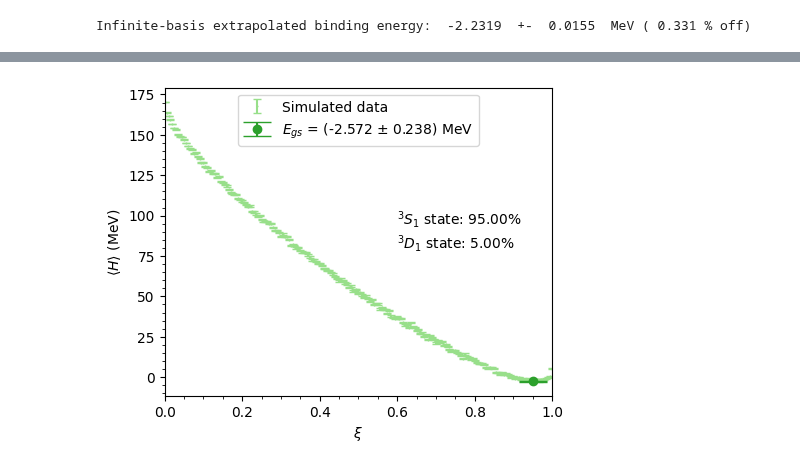
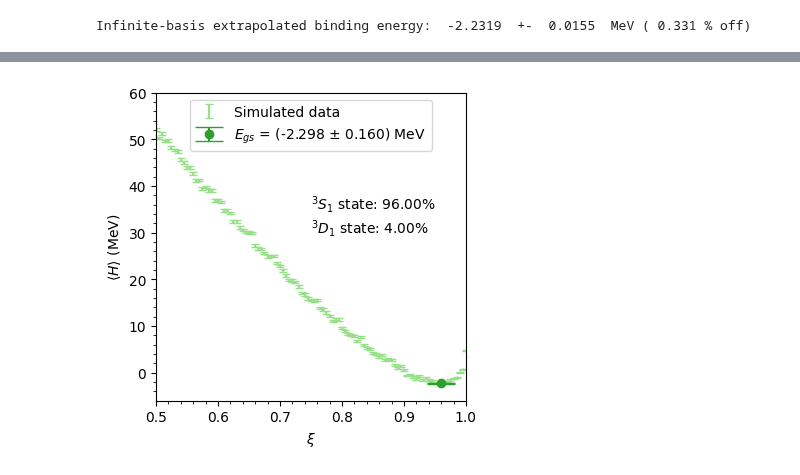
Before and after one commit to diegoscantam/2qubits, a Jupyter notebook: deuteron.ipynb, the cells around one changed output, grey strips where cells are left out. Saved outputs shown, nothing was run; the diff lists cells and outputs as text; code cells hidden in the pictures.

Commit message:
Readme and notebook updates + update xi plot

```diff
--- a/deuteron.ipynb
+++ b/deuteron.ipynb
@@ -688,14 +696,6 @@ $$
 # %%
-############# RANDOM TEST ##################
-
-# Hamiltonians
-Hamilt_1 = 0.218291 * (Z-I)
-Hamilt_2 = (5.906709 * I^I) + (0.218291 * I^Z) - (6.125 * Z^I) - (2.143304 * X^X) - (2.143304 * Y^Y)
-Hamilt_3 = (5.906709 * I^I^I) + (0.218291 * I^I^Z) - (6.125 * I^Z^I) - (2.143304 * I^X^X) - (2.143304 * I^Y^Y) +\
-            + 9.625*(I^I^I) -9.625*(Z^I^I) - 3.913119*(X^X^I)  - 3.913119*(Y^Y^I)
-
 # Number of runs per simulation
-shots = 10000
+shots = 20000
 
 # Spacing of the relative mixing scan
 delta = 0.005
@@ -716,7 +716,7 @@ for kk in range(0,len(xi)):
     qc1 = QuantumCircuit(1)
 
     # Prepare the state
-    qc1.initialize([np.sqrt(1-xi[kk]),np.sqrt(xi[kk])], 0)
+    qc1.initialize([np.sqrt(1 - xi[kk]),np.sqrt(xi[kk])], 0)
 
     # Add measurement circuit
     qc1_Z = qc1.compose(qc_meas_Z)
@@ -742,33 +742,35 @@ for kk in range(0,len(xi)):
     var_X= counts_X['0']*counts_X['1']/(shots**2)
     var_tot = (35**2)*var_X + (82.5**2)*var_Z
     std_counts = np.sqrt(var_tot)
     dexp[kk]= std_counts/np.sqrt(shots)
 
 xi_0 = xi[np.where(exp == exp.min())]
 E_gs_pw = exp.min()
 dE_gs_pw = dexp[np.where(exp == exp.min())]
 # Plot of energy as a function of xi
 # Plot style options
 cmap = plt.get_cmap('tab20')
-w = 5
+w = 4
 h = 4
 fontsize = 12
 fig = plt.figure(figsize=(w,h))
 lbl = '$E_{gs}$ = (' + str("%.3f" % E_gs_pw) + ' $\pm$ ' + str("%.3f" %  dE_gs_pw) + ') MeV'
 xi_0 = xi[np.where(exp == exp.min())][0]
 ax = fig.add_subplot(111)
 ax.errorbar(xi, exp, yerr = dexp, color = cmap(5), fmt="o", ms=0.5, capsize = 3, label = 'Simulated data')
 ax.errorbar(xi_0, exp.min(), yerr= dexp[np.where(exp == exp.min())][0], color = cmap(4), fmt="o",zorder=5, ms=6, capsize = 10, label = lbl)
 unit = 0.5
 x_tick = np.arange(-1, +1 + unit, unit)
 x_label = [r'$-\pi $', r'$-\frac{\pi}{2}$', r'$0$', r'$+\frac{\pi}{2}$', r'$+\pi$']
 ax.set_xlim(xi.min(), xi.max())
 ax.minorticks_on()
 plt.xlabel("$\\xi$")
 plt.ylabel("$\\langle H \\rangle$ (MeV)")
 text = '$^3 S_1$ state: ' + str("%.2f" % (xi_0*100)) + '%\n$^3 D_1$ state: '  + str("%.2f" % (100-xi_0*100)) + '%'
-plt.text(0.6, 80,text)
+plt.text(0.75, 30,text)
+plt.xlim(0.5,1)
+plt.ylim(-6,60)
 plt.legend(loc='upper center')
 plt.show()
 # %% [output]
-[figure, old version]
+[figure, new version]
```
Also changed, not shown: parts of 1 cell of this notebook, 2 other files.
